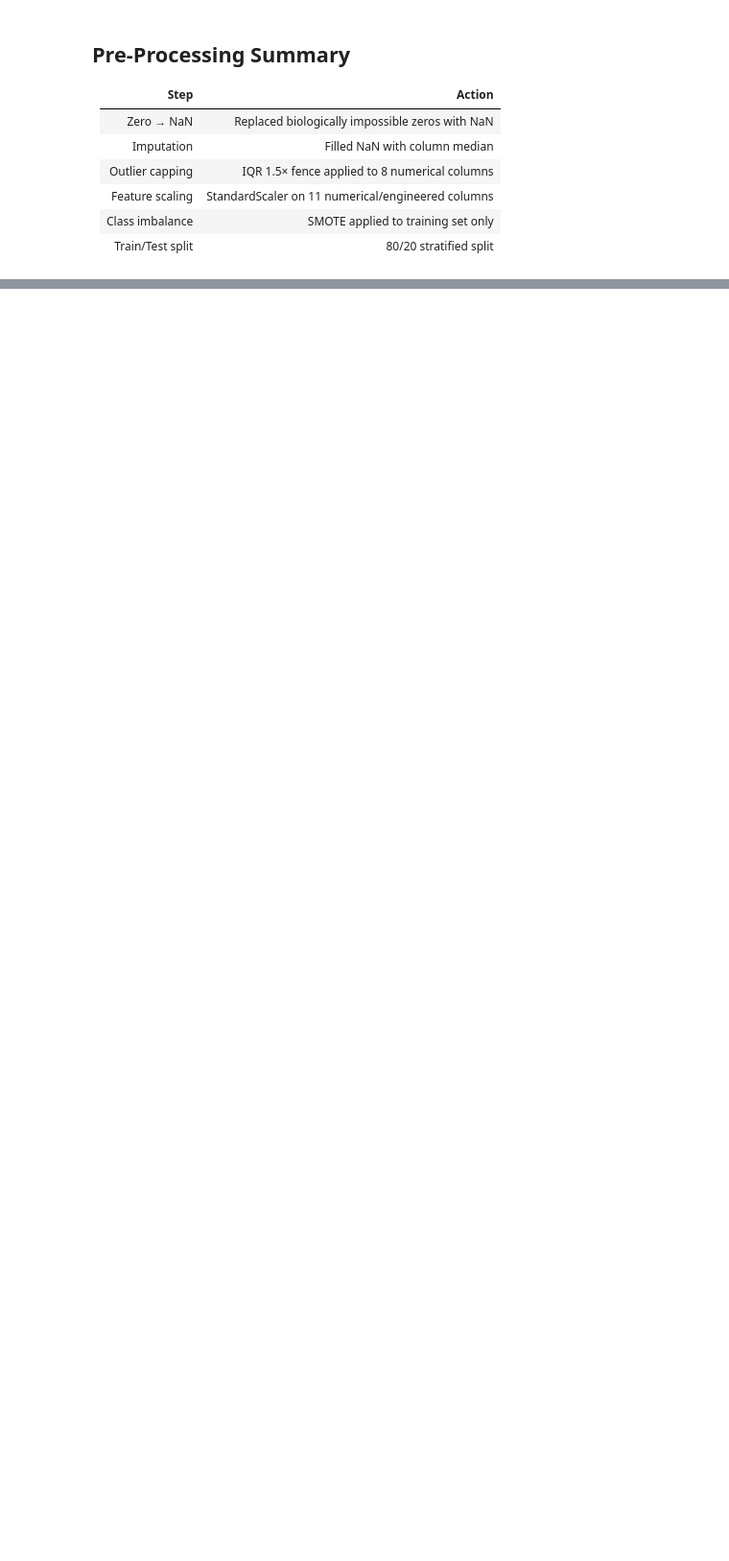
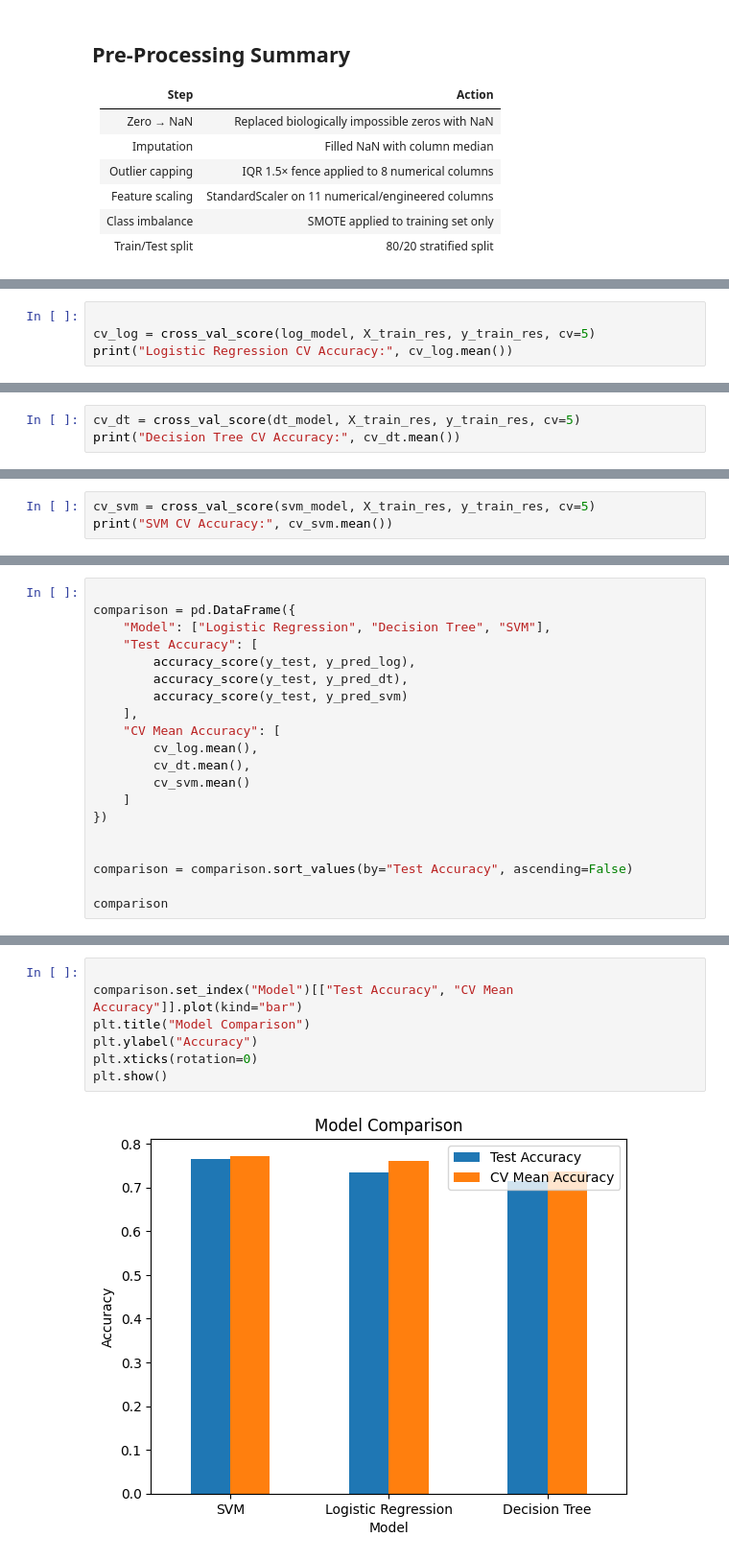
Before and after one commit to shahdelmasry12/University-Machine-Learning-Project, a Jupyter notebook: Diabetes_Prediction.ipynb, the cells around one changed output, grey strips where cells are left out. Shown at 96% size. Cells and saved outputs as stored; diff of their text form; blank space fills up the shorter version.

```diff
--- a/Diabetes_Prediction.ipynb
+++ b/Diabetes_Prediction.ipynb
@@ -626,0 +608,4 @@ results.sort_values(by="AUC", ascending=False)
+# %%
+
+cv_log = cross_val_score(log_model, X_train_res, y_train_res, cv=5)
+print("Logistic Regression CV Accuracy:", cv_log.mean())
@@ -626,0 +616,3 @@ results.sort_values(by="AUC", ascending=False)
+# %%
+cv_dt = cross_val_score(dt_model, X_train_res, y_train_res, cv=5)
+print("Decision Tree CV Accuracy:", cv_dt.mean())
@@ -626,0 +623,3 @@ results.sort_values(by="AUC", ascending=False)
+# %%
+cv_svm = cross_val_score(svm_model, X_train_res, y_train_res, cv=5)
+print("SVM CV Accuracy:", cv_svm.mean())
@@ -626,0 +630,20 @@ results.sort_values(by="AUC", ascending=False)
+# %%
+
+comparison = pd.DataFrame({
+    "Model": ["Logistic Regression", "Decision Tree", "SVM"],
+    "Test Accuracy": [
+        accuracy_score(y_test, y_pred_log),
+        accuracy_score(y_test, y_pred_dt),
+        accuracy_score(y_test, y_pred_svm)
+    ],
+    "CV Mean Accuracy": [
+        cv_log.mean(),
+        cv_dt.mean(),
+        cv_svm.mean()
+    ]
+})
+
+
+comparison = comparison.sort_values(by="Test Accuracy", ascending=False)
+
+comparison
@@ -626,0 +655,9 @@ results.sort_values(by="AUC", ascending=False)
+# %%
+
+comparison.set_index("Model")[["Test Accuracy", "CV Mean Accuracy"]].plot(kind="bar")
+plt.title("Model Comparison")
+plt.ylabel("Accuracy")
+plt.xticks(rotation=0)
+plt.show()
+# %% [output]
+[figure, added]
```
Also changed, not shown: parts of 48 cells of this notebook.
